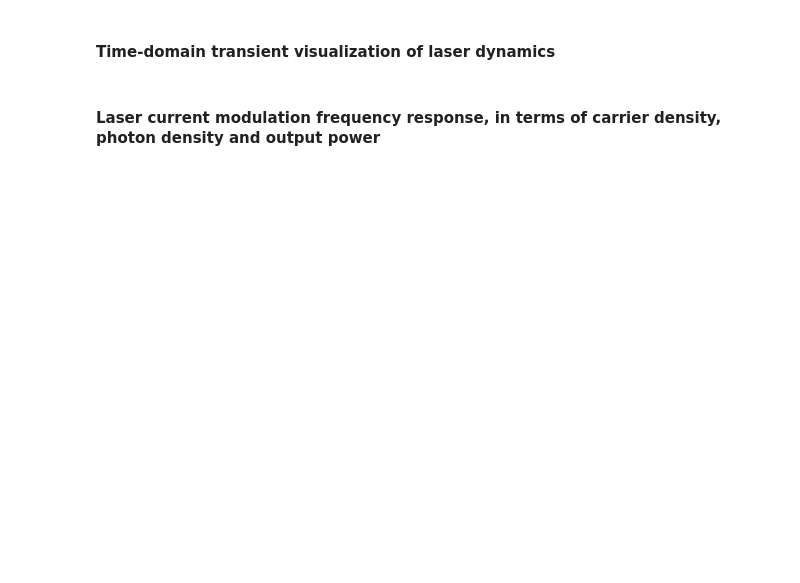
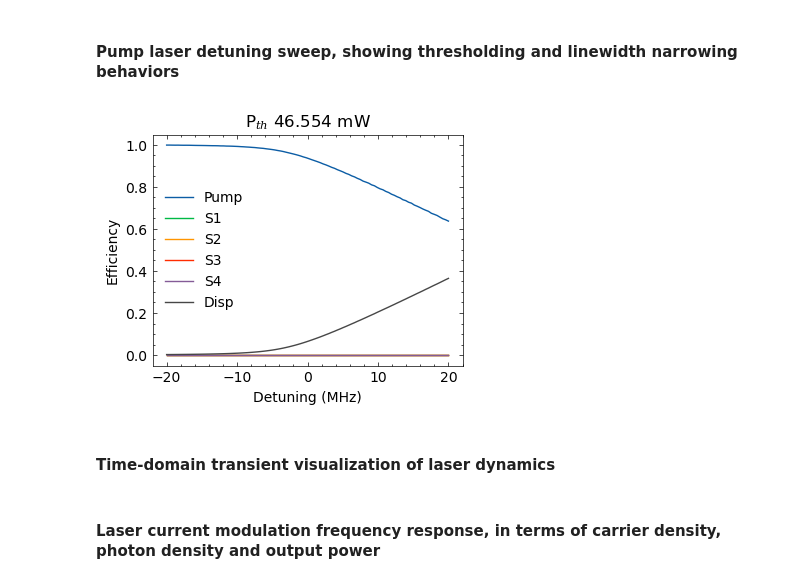
Before and after one commit to kaikai-liu/pyphotonicsims, a Jupyter notebook: notebook/SBSmodel-test.ipynb, the cells around one changed output. Saved outputs shown, nothing was run; the diff lists cells and outputs as text; code cells hidden in the pictures; blank space fills up the shorter version.

```diff
--- a/notebook/SBSmodel-test.ipynb
+++ b/notebook/SBSmodel-test.ipynb
@@ -34,2 +87,11 @@ sbs.transient_visulization(Px)
+# %% [markdown]
+#### Pump laser detuning sweep, showing thresholding and linewidth narrowing behaviors
+# %%
+# [resoance heating redshift in MHz/mW, absoption loss fraction in total intrinsic loss
+abs_heating = [1.0, 0.1]
+dfx = np.linspace(-10, 10, 100)*sum(r)
+sbs.detuning_sweep_visulization(dfx, 10*sbs.P_th, abs_heating)
+# %% [output]
+[figure, added]
 # %% [markdown]
 #### Time-domain transient visualization of laser dynamics
```
Also changed, not shown: parts of 6 cells of this notebook, 1 other file.
